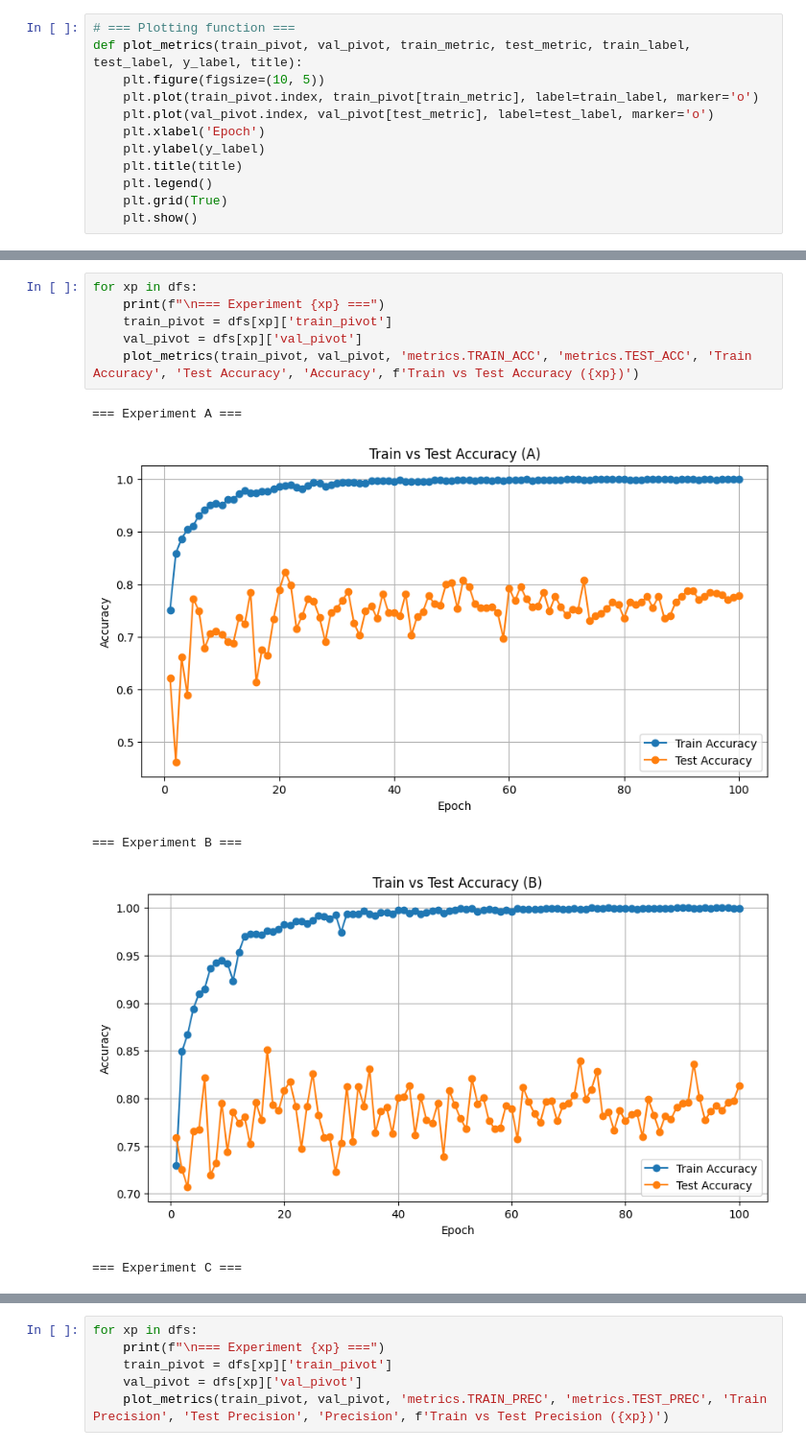
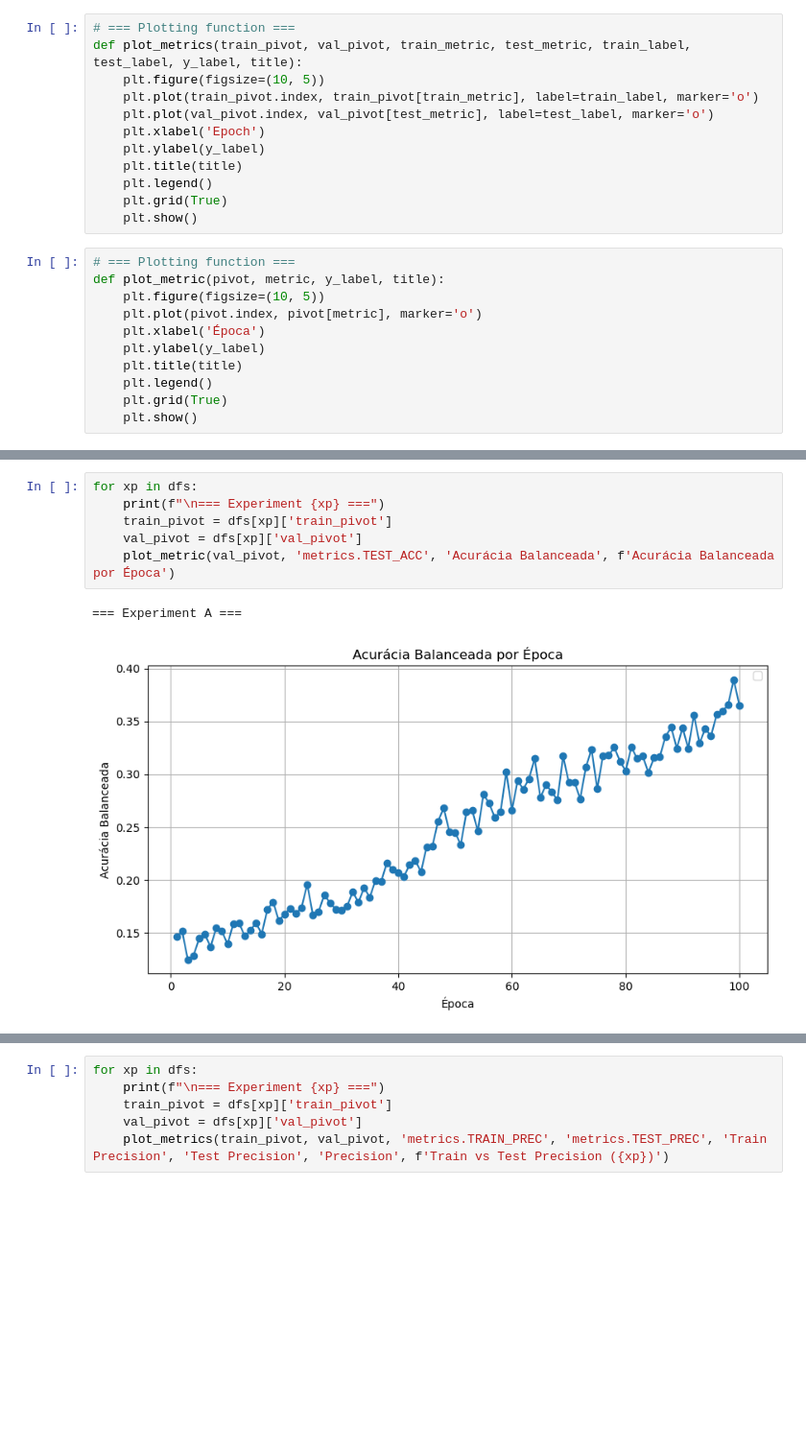
Before and after one commit to TulioPolido/federated_proxy_offset, a Jupyter notebook: Flautim/Centralized/ProxyNCA/Results/PAMAP/plot_results_pamap.ipynb, the cells around one changed output, grey strips where cells are left out. Shown at 96% size. Saved outputs shown, nothing was run; the diff lists cells and outputs as text; blank space fills up the shorter version.

```diff
--- a/Flautim/Centralized/ProxyNCA/Results/PAMAP/plot_results_pamap.ipynb
+++ b/Flautim/Centralized/ProxyNCA/Results/PAMAP/plot_results_pamap.ipynb
@@ -32,6 +32,17 @@ def plot_metrics(train_pivot, val_pivot, train_metric, test_metric, train_label,
     plt.legend()
     plt.grid(True)
     plt.show()
+# %%
+# === Plotting function ===
+def plot_metric(pivot, metric, y_label, title):
+    plt.figure(figsize=(10, 5))
+    plt.plot(pivot.index, pivot[metric], marker='o')
+    plt.xlabel('Época')
+    plt.ylabel(y_label)
+    plt.title(title)
+    plt.legend()
+    plt.grid(True)
+    plt.show()
 # %%
 dfs = {}
 
@@ -74,12 +81,9 @@ for xp in dfs:
 # %%
 for xp in dfs:
     print(f"\n=== Experiment {xp} ===")
     train_pivot = dfs[xp]['train_pivot']
     val_pivot = dfs[xp]['val_pivot']
-    plot_metrics(train_pivot, val_pivot, 'metrics.TRAIN_ACC', 'metrics.TEST_ACC', 'Train Accuracy', 'Test Accuracy', 'Accuracy', f'Train vs Test Accuracy ({xp})')
+    plot_metric(val_pivot, 'metrics.TEST_ACC', 'Acurácia Balanceada', f'Acurácia Balanceada por Época')
 # %% [output]
 === Experiment A ===
-[figure, old version]
+[figure, new version]
-=== Experiment B ===
-[figure, removed]
-=== Experiment C ===
```
Also changed, not shown: parts of 3 cells of this notebook, 1 other file.
